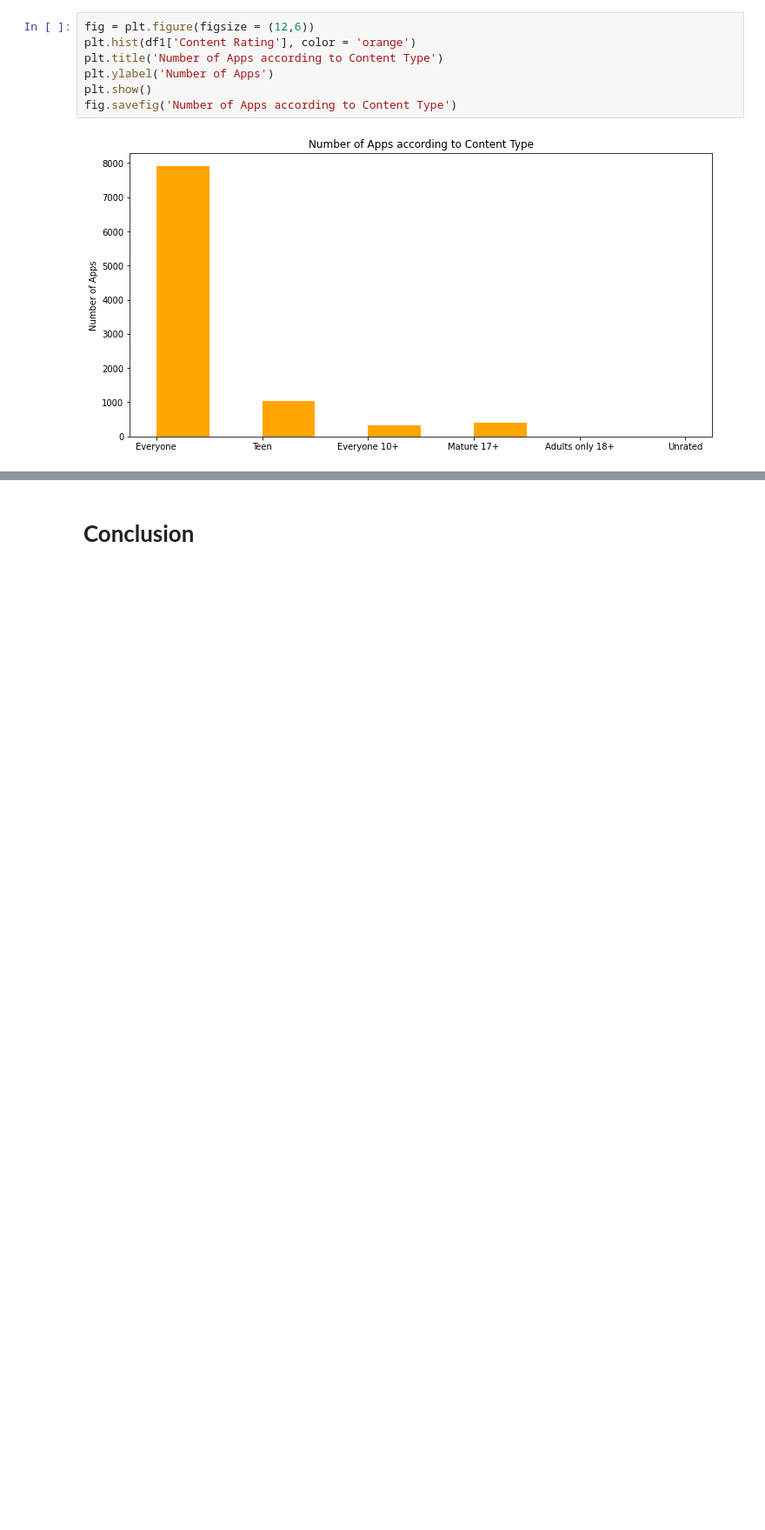
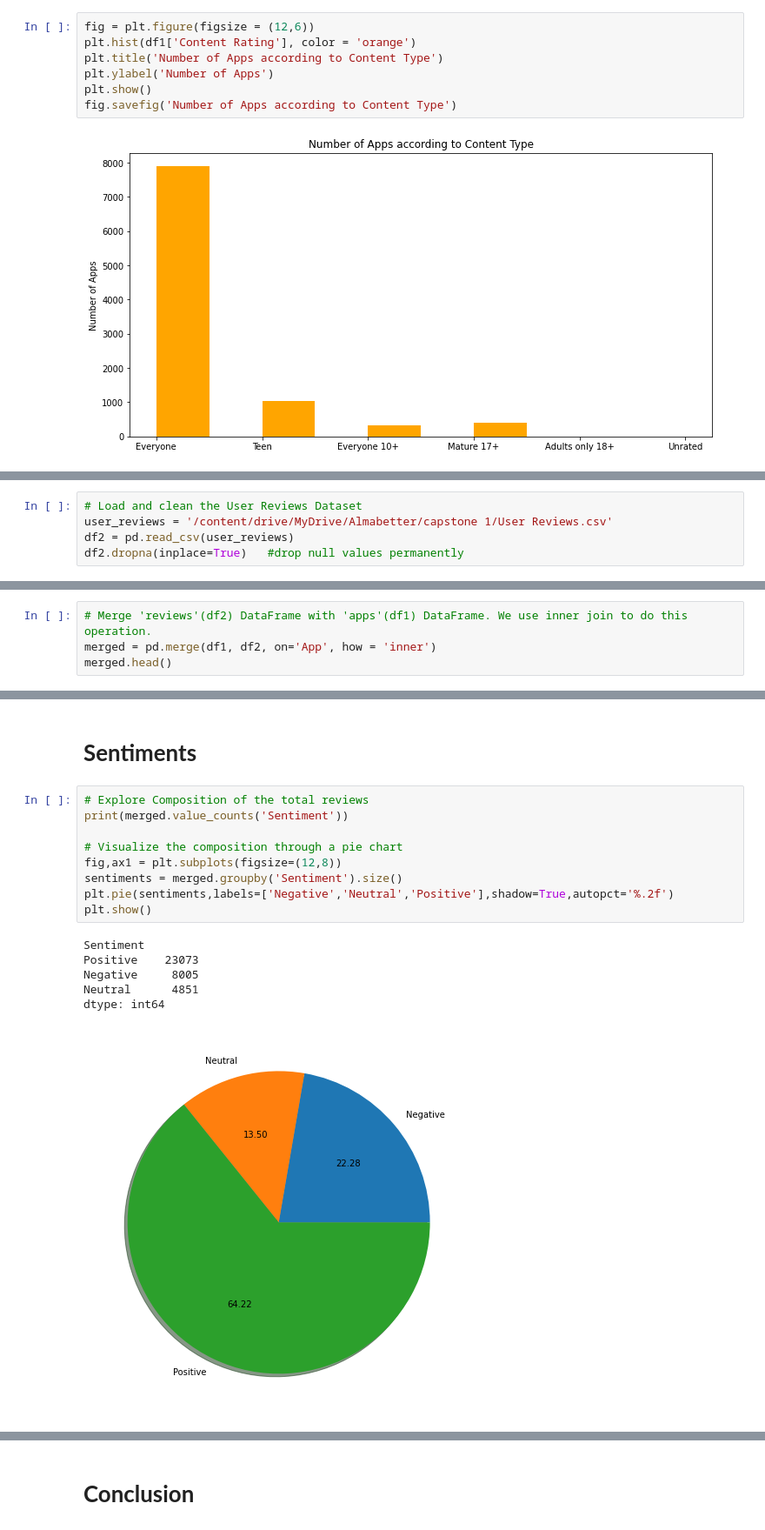
Before and after one commit to sarodeshreyash/Play-Store-App-Review-Analysis, a Jupyter notebook: Play_Store_App_Review_Analysis_Capstone_Project.ipynb, the cells around one changed output, grey strips where cells are left out. Shown at 87% size. Cells and saved outputs as stored; diff of their text form; blank space fills up the shorter version.

```diff
--- a/Play_Store_App_Review_Analysis_Capstone_Project.ipynb
+++ b/Play_Store_App_Review_Analysis_Capstone_Project.ipynb
@@ -607,0 +671,5 @@ fig.savefig('Number of Apps according to Content Type')
+# %%
+# Load and clean the User Reviews Dataset
+user_reviews = '/content/drive/MyDrive/Almabetter/capstone 1/User Reviews.csv'
+df2 = pd.read_csv(user_reviews)
+df2.dropna(inplace=True)   #drop null values permanently
@@ -607,0 +685,4 @@ fig.savefig('Number of Apps according to Content Type')
+# %%
+# Merge 'reviews'(df2) DataFrame with 'apps'(df1) DataFrame. We use inner join to do this operation.
+merged = pd.merge(df1, df2, on='App', how = 'inner')
+merged.head()
@@ -607,0 +717,18 @@ fig.savefig('Number of Apps according to Content Type')
+# %% [markdown]
+# **Sentiments**
+# %%
+# Explore Composition of the total reviews
+print(merged.value_counts('Sentiment'))
+
+# Visualize the composition through a pie chart
+fig,ax1 = plt.subplots(figsize=(12,8))
+sentiments = merged.groupby('Sentiment').size()
+plt.pie(sentiments,labels=['Negative','Neutral','Positive'],shadow=True,autopct='%.2f')
+plt.show()
+# %% [output]
+Sentiment
+Positive    23073
+Negative     8005
+Neutral      4851
+dtype: int64
+[figure, added]
```
Also changed, not shown: parts of 57 cells of this notebook.
